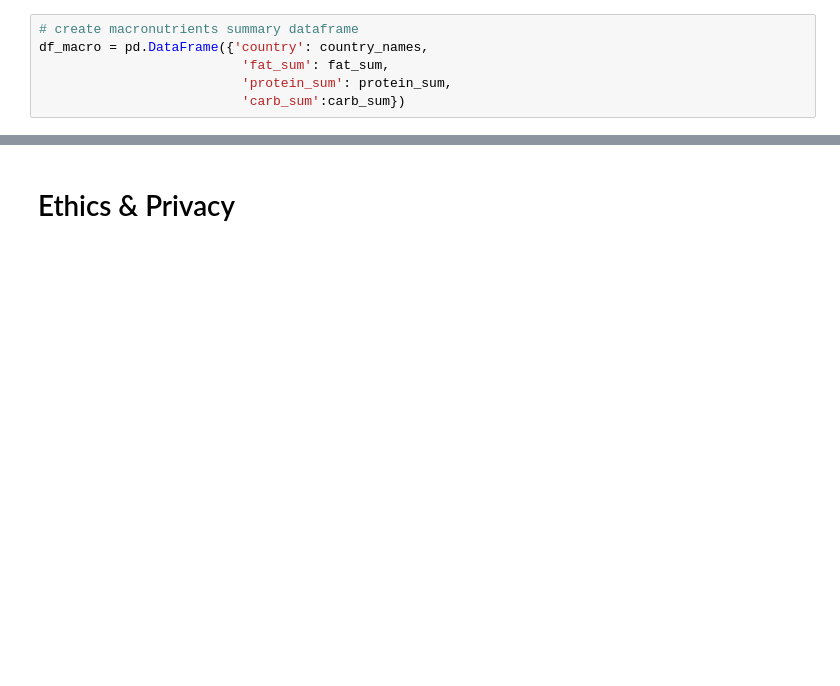
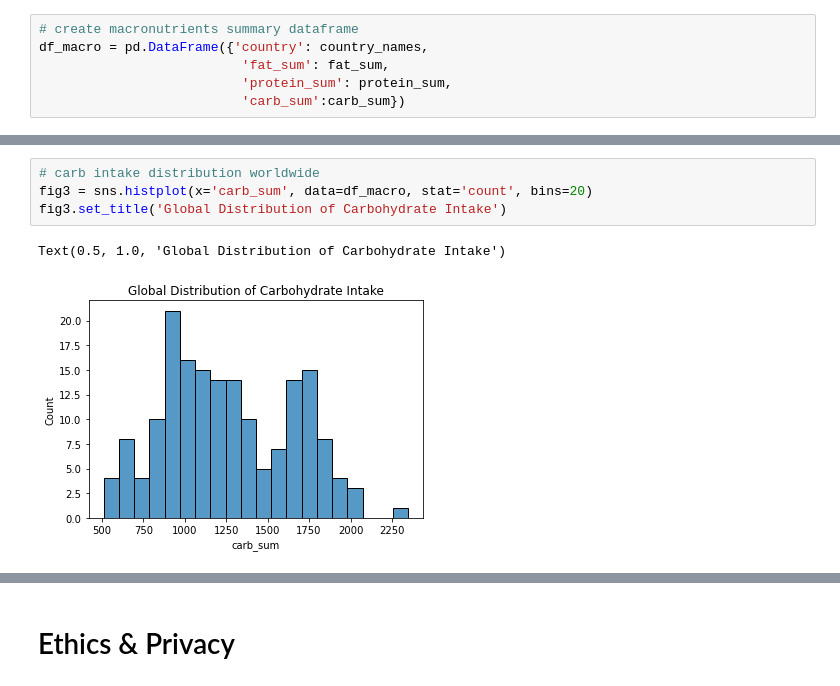
Before and after one commit to chwheo/cogs108-final-project, a Jupyter notebook: FinalProjectGroup061Sp22.ipynb, the cells around one changed output, grey strips where cells are left out. Saved outputs shown, nothing was run; the diff lists cells and outputs as text; blank space fills up the shorter version.

```diff
--- a/FinalProjectGroup061Sp22.ipynb
+++ b/FinalProjectGroup061Sp22.ipynb
@@ -307,0 +373,7 @@ df_macro
+# %%
+# carb intake distribution worldwide
+fig3 = sns.histplot(x='carb_sum', data=df_macro, stat='count', bins=20)
+fig3.set_title('Global Distribution of Carbohydrate Intake')
+# %% [output]
+Text(0.5, 1.0, 'Global Distribution of Carbohydrate Intake')
+[figure, added]
```
Also changed, not shown: parts of 15 cells of this notebook.
